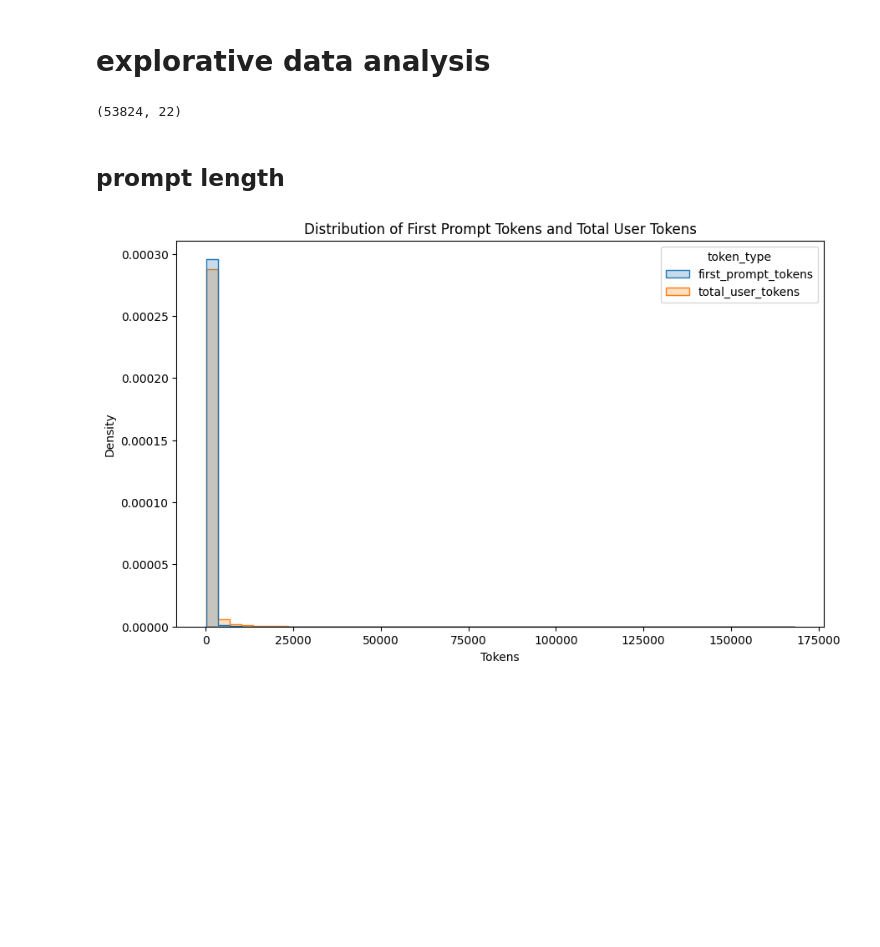
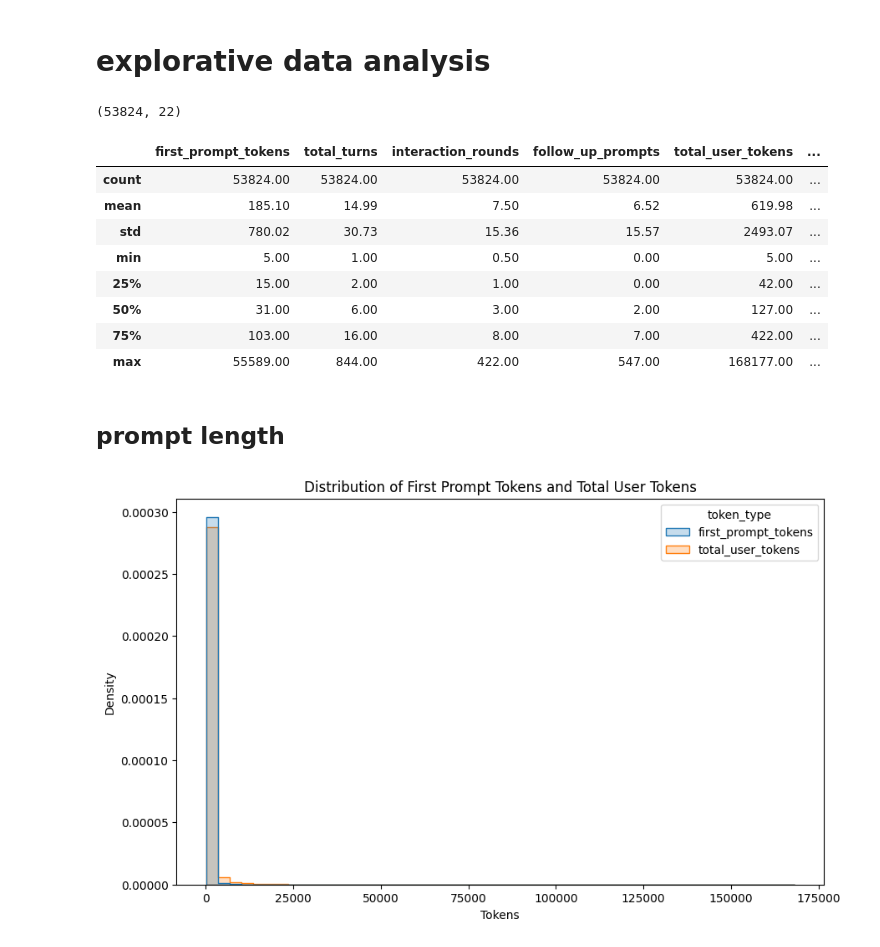
Before and after one commit to Thoericht/llm-sustainability-analysis, a Jupyter notebook: 02_notebooks/03_data_exploration.ipynb, the cells around one changed output. Drawn from its saved outputs; the diff is of its cells as text; code cells hidden in the pictures; blank space fills up the shorter version.

```diff
--- a/02_notebooks/03_data_exploration.ipynb
+++ b/02_notebooks/03_data_exploration.ipynb
@@ -17,6 +17,18 @@ print(df.shape)
 # df.head()
 # %% [output]
 (53824, 22)
+# %%
+df.describe()
+# %% [output]
+|  | first_prompt_tokens | total_turns | interaction_rounds | follow_up_prompts | total_user_tokens | ... |
+| count | 53824.00 | 53824.00 | 53824.00 | 53824.00 | 53824.00 | ... |
+| mean | 185.10 | 14.99 | 7.50 | 6.52 | 619.98 | ... |
+| std | 780.02 | 30.73 | 15.36 | 15.57 | 2493.07 | ... |
+| min | 5.00 | 1.00 | 0.50 | 0.00 | 5.00 | ... |
+| 25% | 15.00 | 2.00 | 1.00 | 0.00 | 42.00 | ... |
+| 50% | 31.00 | 6.00 | 3.00 | 2.00 | 127.00 | ... |
+| 75% | 103.00 | 16.00 | 8.00 | 7.00 | 422.00 | ... |
+| max | 55589.00 | 844.00 | 422.00 | 547.00 | 168177.00 | ... |
 # %% [markdown]
 ## prompt length
 # %%
```
